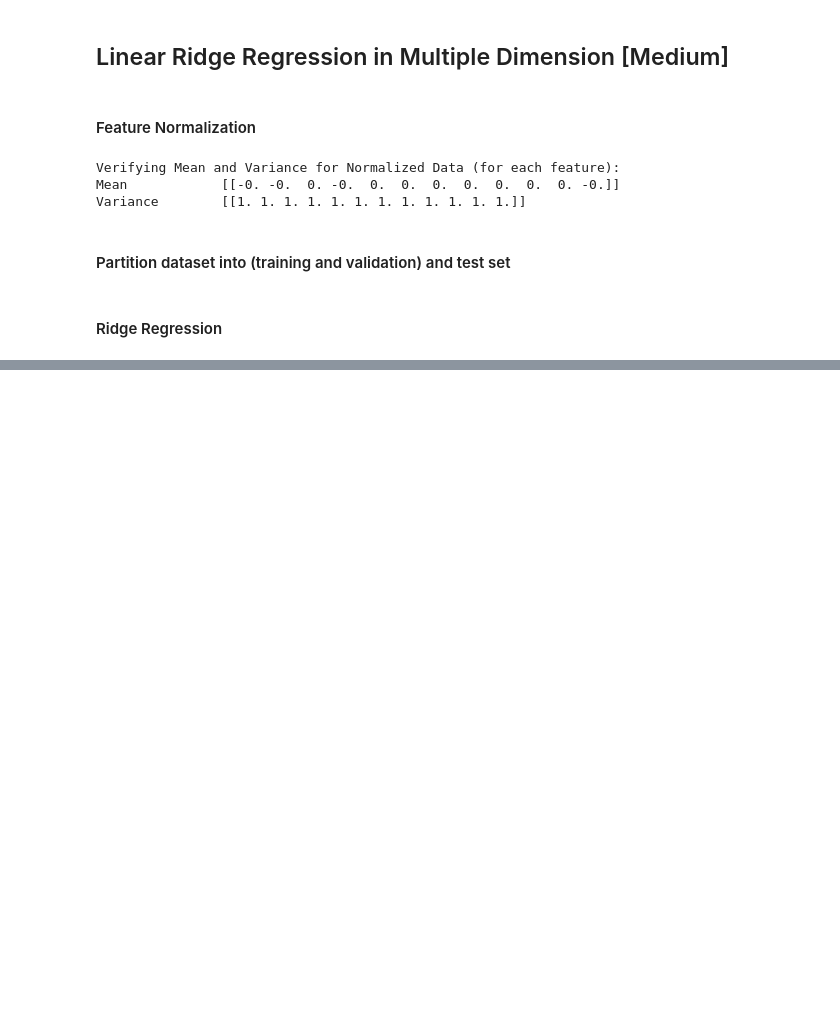
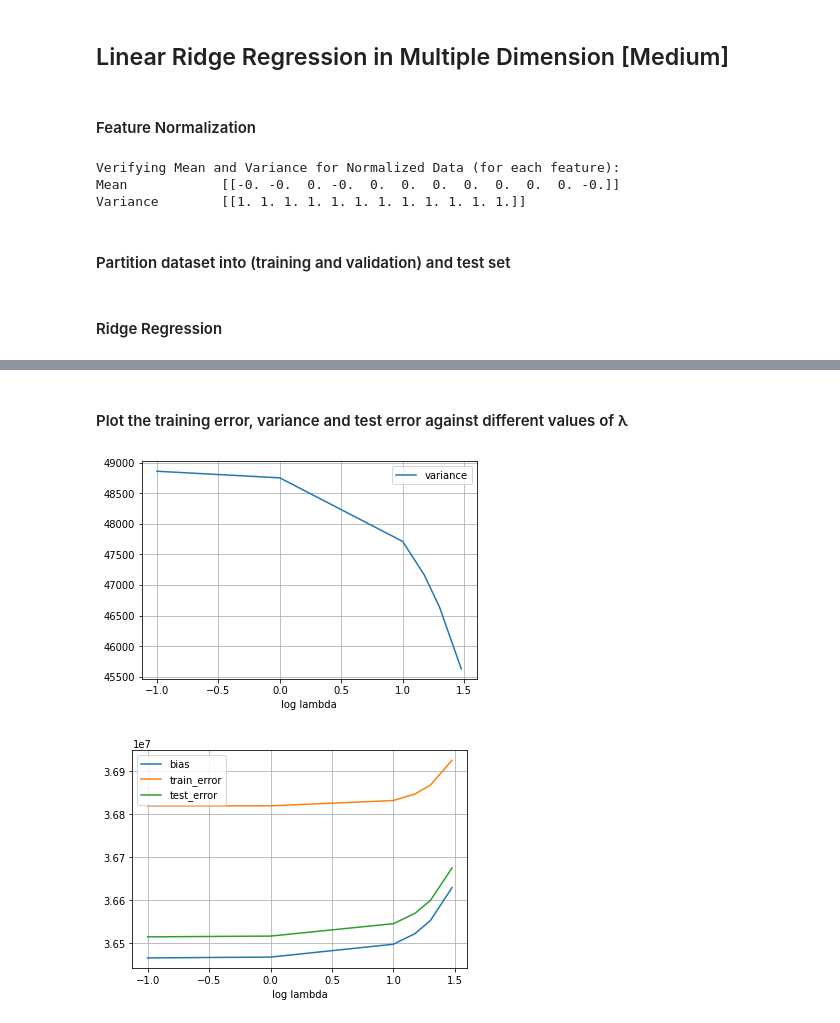
Before and after one commit to sagalpreet/Machine-Learning-CS503, a Jupyter notebook: assignment-1/CS503-A1-Q3.ipynb, the cells around one changed output, grey strips where cells are left out. Saved outputs shown, nothing was run; the diff lists cells and outputs as text; code cells hidden in the pictures; blank space fills up the shorter version.

```diff
--- a/assignment-1/CS503-A1-Q3.ipynb
+++ b/assignment-1/CS503-A1-Q3.ipynb
@@ -383 +386,3 @@ plot(log_lambda, list(map(lambda x: x/1e7, test_errors)), 'red', 'Test Error')
 ... (10 outputs left out)
+# %% [markdown]
+#### Plot the training error, variance and test error against different values of λ
@@ -383,0 +421,21 @@ plot(log_lambda, list(map(lambda x: x/1e7, test_errors)), 'red', 'Test Error')
+# %%
+fig = plt.figure()
+ax = fig.add_subplot(111)
+ax.plot(log_lambda, variances)
+plt.xlabel('log lambda')
+plt.legend(['variance'])
+plt.grid(True)
+plt.show()
+
+fig = plt.figure()
+ax = fig.add_subplot(111)
+ax.plot(log_lambda, biases)
+ax.plot(log_lambda, train_errors)
+ax.plot(log_lambda, test_errors)
+plt.xlabel('log lambda')
+plt.legend(['bias','train_error', 'test_error'])
+plt.grid(True)
+plt.show()
+# %% [output]
+[figure, added]
+[figure, added]
```
Also changed, not shown: parts of 4 cells of this notebook.
